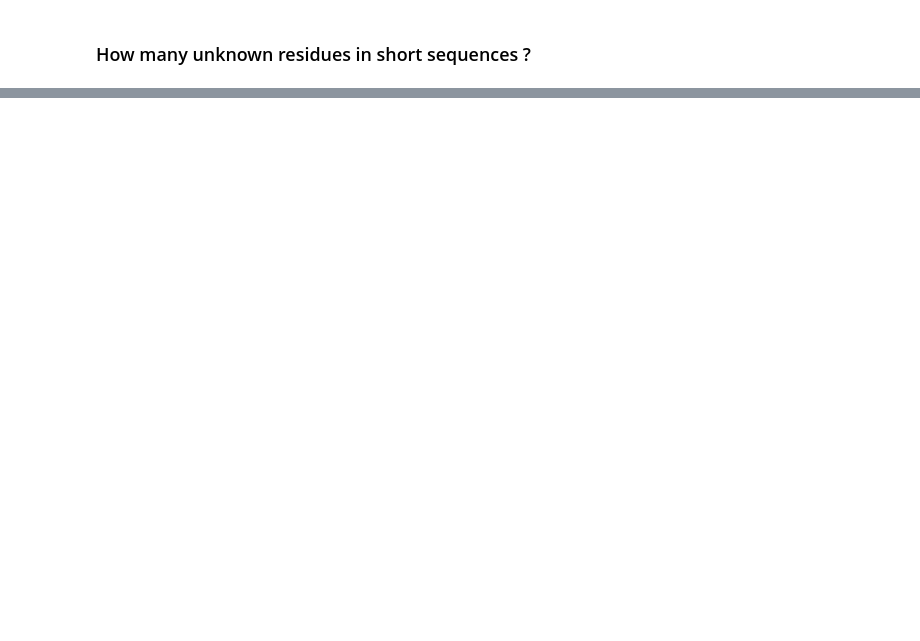
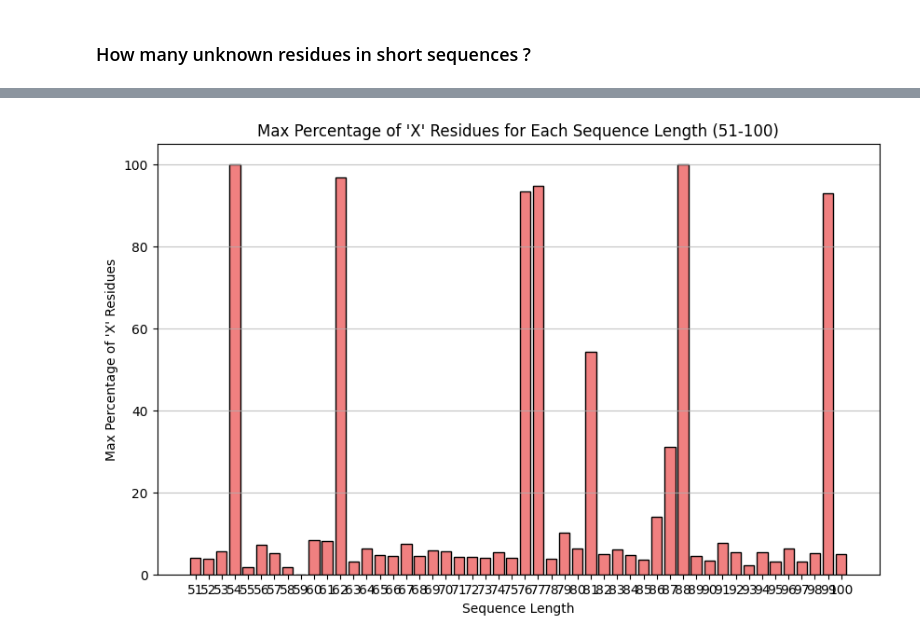
Before and after one commit to Ento0n/Master, a Jupyter notebook: notebooks/check_sequence_extraction.ipynb, the cells around one changed output, grey strips where cells are left out. Cells and saved outputs as stored; diff of their text form; code cells hidden in the pictures; blank space fills up the shorter version.

```diff
--- a/notebooks/check_sequence_extraction.ipynb
+++ b/notebooks/check_sequence_extraction.ipynb
@@ -152,0 +155,21 @@ plt.show()
+# %%
+# Plot the max percentage of X residues for each sequence length from 51 to 100
+max_percentages = []
+for length in range(51, 101):
+    subset = seqs_df[seqs_df["length"] == length]
+    if not subset.empty:
+        max_percentage = subset["sequence"].apply(lambda seq: seq.count("X") / len(seq) * 100).max()
+        max_percentages.append(max_percentage)
+    else:
+        max_percentages.append(0)
+
+plt.figure(figsize=(10, 6))
+plt.bar(range(51, 101), max_percentages, color="lightcoral", edgecolor="black")
+plt.title("Max Percentage of 'X' Residues for Each Sequence Length (51-100)")
+plt.xlabel("Sequence Length")
+plt.ylabel("Max Percentage of 'X' Residues")
+plt.xticks(range(51, 101))
+plt.grid(axis="y", alpha=0.75)
+plt.show()
+# %% [output]
+[figure, added]
```
Also changed, not shown: parts of 12 cells of this notebook, 1 other file.
